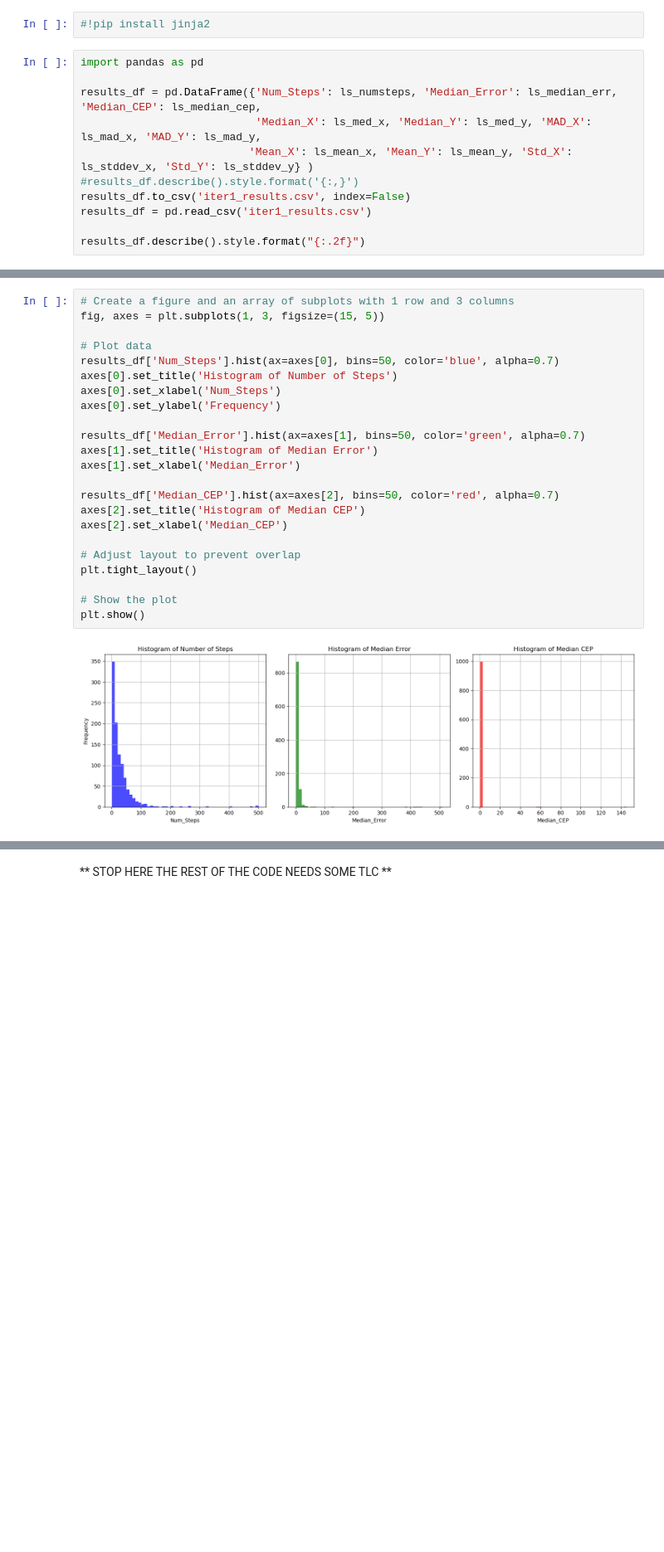
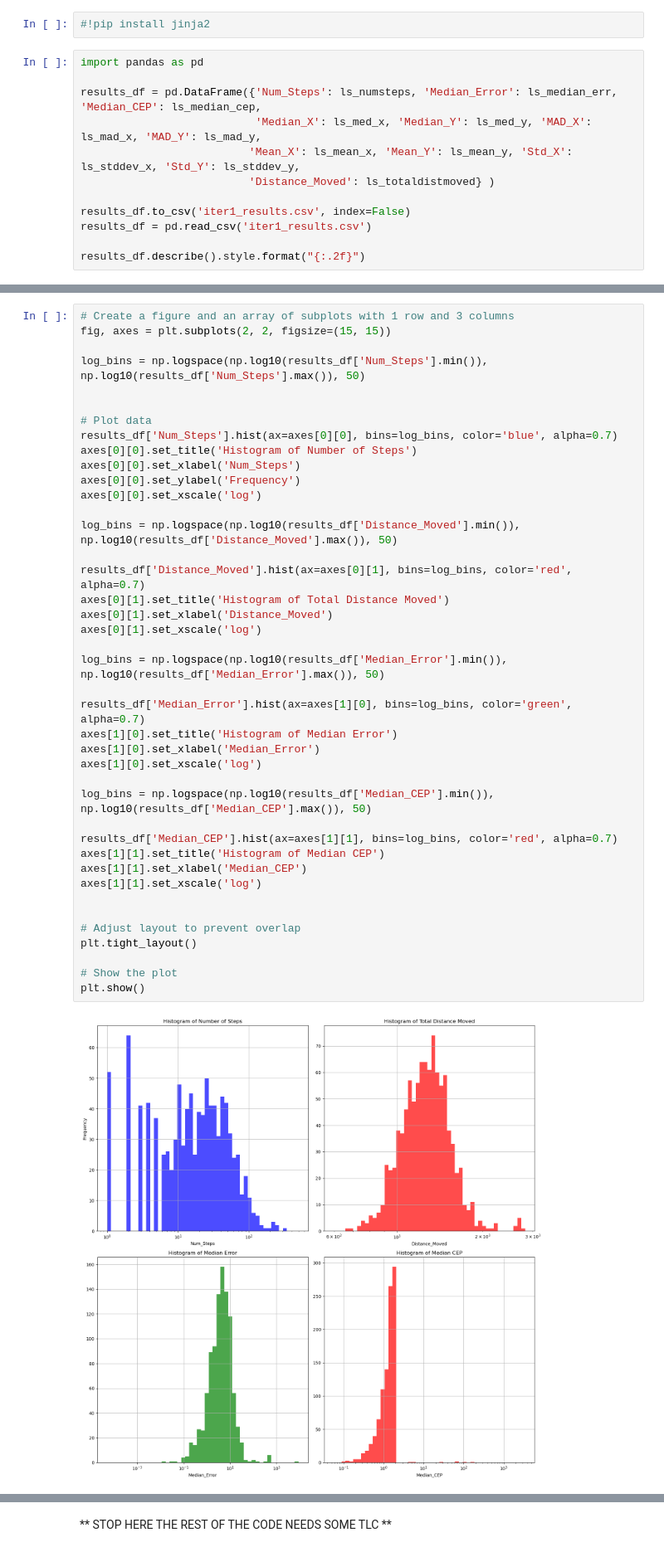
Before and after one commit to raneyoliver/CS8321Labs-public, a Jupyter notebook: lab5/Lab5_FinalProject_Iter1.ipynb, the cells around one changed output, grey strips where cells are left out. Shown at 83% size. Saved outputs shown, nothing was run; the diff lists cells and outputs as text; blank space fills up the shorter version.

Commit message:
Updated - ran all Iterations, and added a "Total Distance Moved" Metric

```diff
--- a/lab5/Lab5_FinalProject_Iter1.ipynb
+++ b/lab5/Lab5_FinalProject_Iter1.ipynb
@@ -596,8 +601,9 @@ import pandas as pd
 
 results_df = pd.DataFrame({'Num_Steps': ls_numsteps, 'Median_Error': ls_median_err, 'Median_CEP': ls_median_cep,
                            'Median_X': ls_med_x, 'Median_Y': ls_med_y, 'MAD_X': ls_mad_x, 'MAD_Y': ls_mad_y,
-                          'Mean_X': ls_mean_x, 'Mean_Y': ls_mean_y, 'Std_X': ls_stddev_x, 'Std_Y': ls_stddev_y} )
-#results_df.describe().style.format('{:,}')
+                          'Mean_X': ls_mean_x, 'Mean_Y': ls_mean_y, 'Std_X': ls_stddev_x, 'Std_Y': ls_stddev_y,
+                          'Distance_Moved': ls_totaldistmoved} )
+
 results_df.to_csv('iter1_results.csv', index=False)
 results_df = pd.read_csv('iter1_results.csv')
 
@@ -615,28 +621,46 @@ results_df.describe().style.format("{:.2f}")
 # %%
 # Create a figure and an array of subplots with 1 row and 3 columns
-fig, axes = plt.subplots(1, 3, figsize=(15, 5))
+fig, axes = plt.subplots(2, 2, figsize=(15, 15))
+
+log_bins = np.logspace(np.log10(results_df['Num_Steps'].min()), np.log10(results_df['Num_Steps'].max()), 50)
+
 
 # Plot data
-results_df['Num_Steps'].hist(ax=axes[0], bins=50, color='blue', alpha=0.7)
-axes[0].set_title('Histogram of Number of Steps')
-axes[0].set_xlabel('Num_Steps')
-axes[0].set_ylabel('Frequency')
+results_df['Num_Steps'].hist(ax=axes[0][0], bins=log_bins, color='blue', alpha=0.7)
+axes[0][0].set_title('Histogram of Number of Steps')
+axes[0][0].set_xlabel('Num_Steps')
+axes[0][0].set_ylabel('Frequency')
+axes[0][0].set_xscale('log')
 
-results_df['Median_Error'].hist(ax=axes[1], bins=50, color='green', alpha=0.7)
-axes[1].set_title('Histogram of Median Error')
-axes[1].set_xlabel('Median_Error')
+log_bins = np.logspace(np.log10(results_df['Distance_Moved'].min()), np.log10(results_df['Distance_Moved'].max()), 50)
 
-results_df['Median_CEP'].hist(ax=axes[2], bins=50, color='red', alpha=0.7)
-axes[2].set_title('Histogram of Median CEP')
-axes[2].set_xlabel('Median_CEP')
+results_df['Distance_Moved'].hist(ax=axes[0][1], bins=log_bins, color='red', alpha=0.7)
+axes[0][1].set_title('Histogram of Total Distance Moved')
+axes[0][1].set_xlabel('Distance_Moved')
+axes[0][1].set_xscale('log')
+
+log_bins = np.logspace(np.log10(results_df['Median_Error'].min()), np.log10(results_df['Median_Error'].max()), 50)
+
+results_df['Median_Error'].hist(ax=axes[1][0], bins=log_bins, color='green', alpha=0.7)
+axes[1][0].set_title('Histogram of Median Error')
+axes[1][0].set_xlabel('Median_Error')
+axes[1][0].set_xscale('log')
+
+log_bins = np.logspace(np.log10(results_df['Median_CEP'].min()), np.log10(results_df['Median_CEP'].max()), 50)
+
+results_df['Median_CEP'].hist(ax=axes[1][1], bins=log_bins, color='red', alpha=0.7)
+axes[1][1].set_title('Histogram of Median CEP')
+axes[1][1].set_xlabel('Median_CEP')
+axes[1][1].set_xscale('log')
+
 
 # Adjust layout to prevent overlap
 plt.tight_layout()
 
 # Show the plot
 plt.show()
 # %% [output]
-[figure, old version]
+[figure, new version]
 # %%
 mean_num_steps = results_df['Num_Steps'].mean()
 mean_median_error = results_df['Median_Error'].mean()
```
Also changed, not shown: parts of 4 cells of this notebook, 5 other files.
